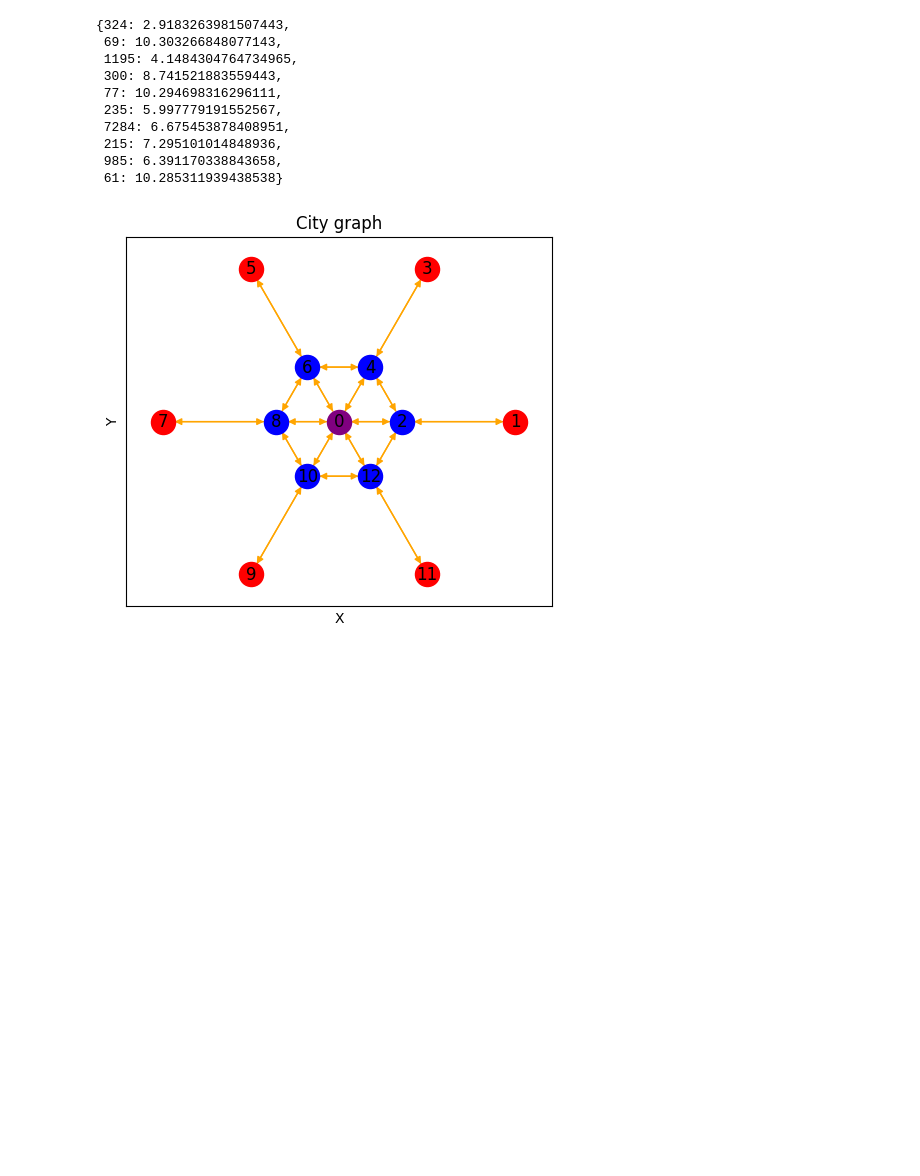
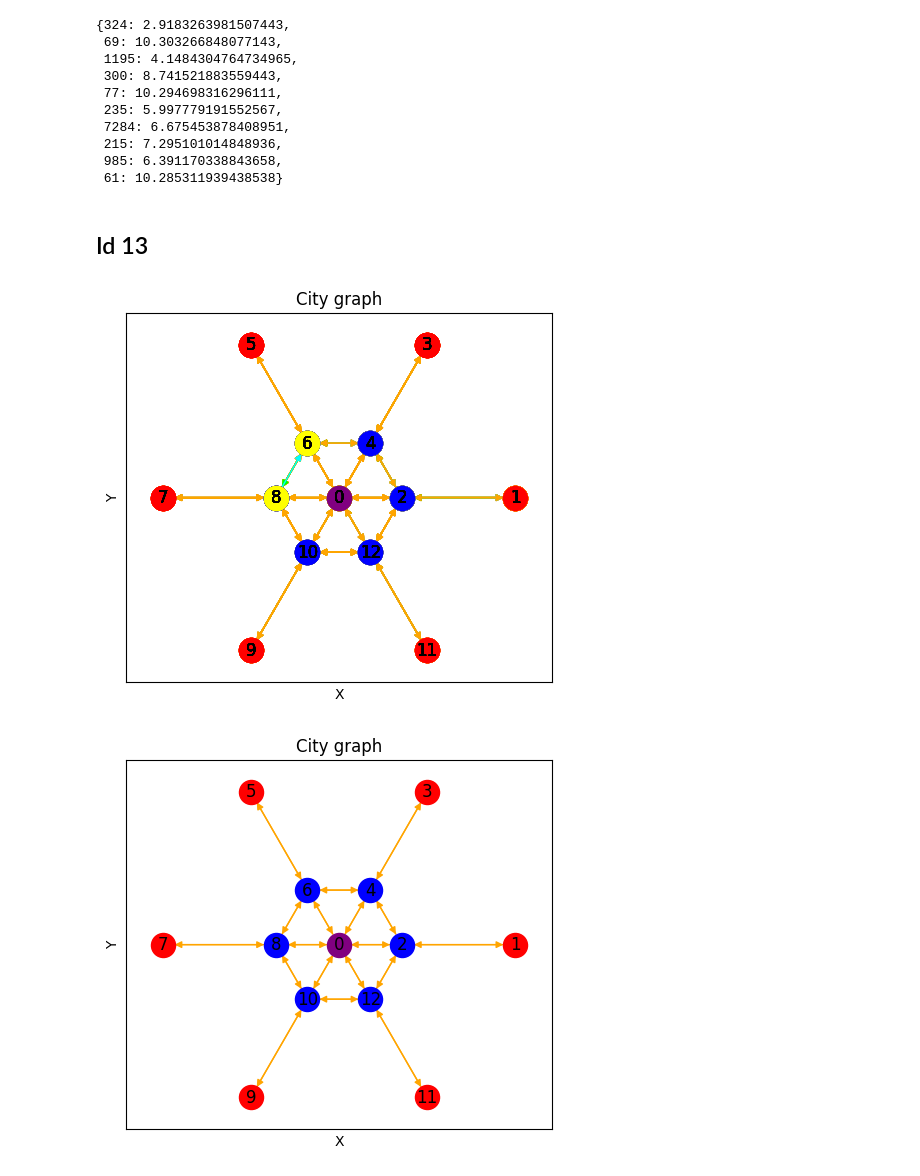
Before and after one commit to valeegomex/Genetic-algorithm-parametric-city, a Jupyter notebook: Resultados_estrategicos.ipynb, the cells around one changed output. Saved outputs shown, nothing was run; the diff lists cells and outputs as text; code cells hidden in the pictures; blank space fills up the shorter version.

```diff
--- a/Resultados_estrategicos.ipynb
+++ b/Resultados_estrategicos.ipynb
@@ -296,3 +296,5 @@ calcular_frecuencias(edl9_u, evaluador)
  215: 7.295101014848936,
  985: 6.391170338843658,
  61: 10.285311939438538}
+# %% [markdown]
+## Id 13
@@ -299,3 +308,8 @@ calcular_frecuencias(edl9_u, evaluador)
+# %%
+edl13_u = [33, 196, 263, 298, 300, 333, 1007, 368, 403, 438, 989, 30]
+graficar(edl13_u, 'id13u')
+# %% [output]
+[figure, added]
 # %%
 import matplotlib.pyplot as plt
 # %%
```
Also changed, not shown: parts of 1 cell of this notebook, 4 other files.
